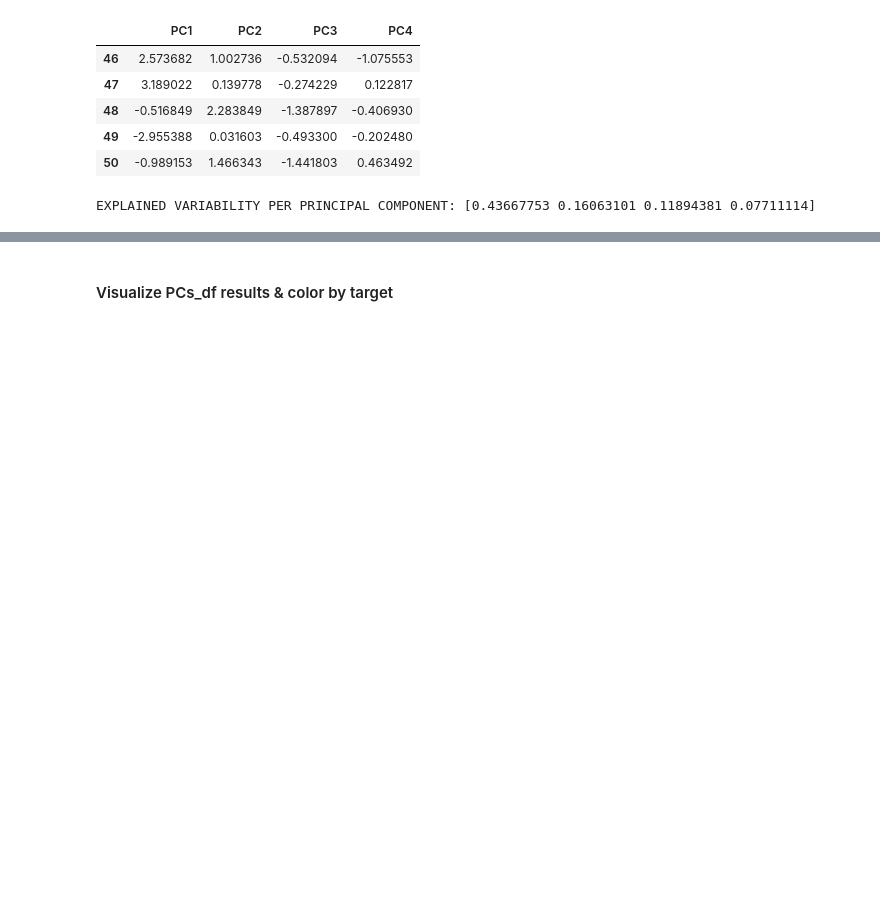
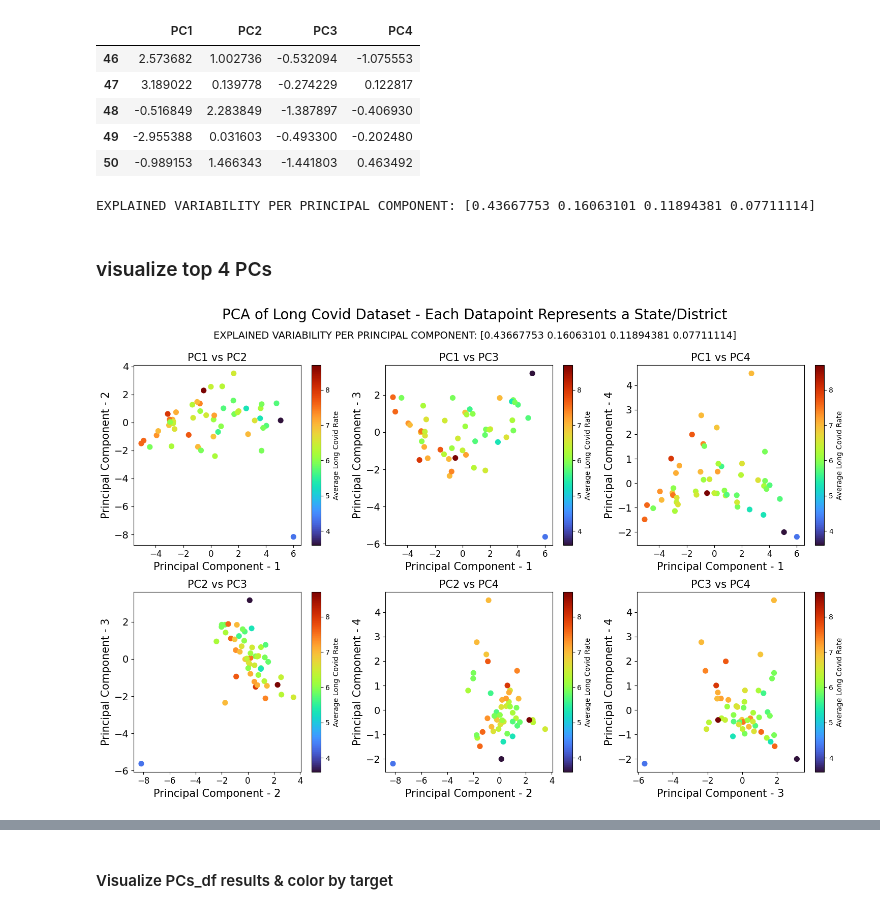
Before and after one commit to kristinachan/2024-08-02_longcovid_interstate, a Jupyter notebook: longcovid_interstate.ipynb, the cells around one changed output, grey strips where cells are left out. Drawn from its saved outputs; the diff is of its cells as text; code cells hidden in the pictures; blank space fills up the shorter version.

```diff
--- a/longcovid_interstate.ipynb
+++ b/longcovid_interstate.ipynb
@@ -177,4 +175,45 @@ PCs_df.tail()
 print('EXPLAINED VARIABILITY PER PRINCIPAL COMPONENT: {}'.format(pca.explained_variance_ratio_))
 # %% [output]
 EXPLAINED VARIABILITY PER PRINCIPAL COMPONENT: [0.43667753 0.16063101 0.11894381 0.07711114]
+# %% [markdown]
+### visualize top 4 PCs
+# %%
+import matplotlib.pyplot as plt
+import itertools
+
+# List of principal components to consider
+pcs = [1, 2, 3, 4]
+
+# Create all combinations of the PCs taken two at a time
+combinations = list(itertools.combinations(pcs, 2))
+
+# Set up the figure for subplots
+plt.figure(figsize=(15, 10))
+plt.suptitle("PCA of Long Covid Dataset - Each Datapoint Represents a State/District", fontsize=20)
+plt.figtext(0.5, 0.92, #left-right, up-down location
+            'EXPLAINED VARIABILITY PER PRINCIPAL COMPONENT: {}'.format(pca.explained_variance_ratio_),
+            fontsize=14, ha='center')
+
+# Loop through each combination of PCs
+for i, (pc_a, pc_b) in enumerate(combinations, start=1):
+    plt.subplot(2, 3, i)  # Create a subplot in a 2x3 grid
+    plt.xticks(fontsize=12)
+    plt.yticks(fontsize=14)
+    plt.xlabel(f'Principal Component - {pc_a}', fontsize=15)
+    plt.ylabel(f'Principal Component - {pc_b}', fontsize=15)
+    plt.title(f'PC{pc_a} vs PC{pc_b}', fontsize=15)
+
+    # Scatter plot for the current pair of PCs
+    sc = plt.scatter(PCs_df[f'PC{pc_a}'],
+                     PCs_df[f'PC{pc_b}'],
+                     c=pca_df['avg_long_covid_rate'],
+                     cmap='turbo', #'plasma', #'turbo', #viridis
+                     s=50)
+    plt.colorbar(sc, label='Average Long Covid Rate')
+
+# Adjust layout to prevent overlap
+plt.tight_layout(rect=[0, 0, 1, 0.95])
+plt.show()
+# %% [output]
+[figure, added]
 # %% [markdown]
```
Also changed, not shown: parts of 19 cells of this notebook.
